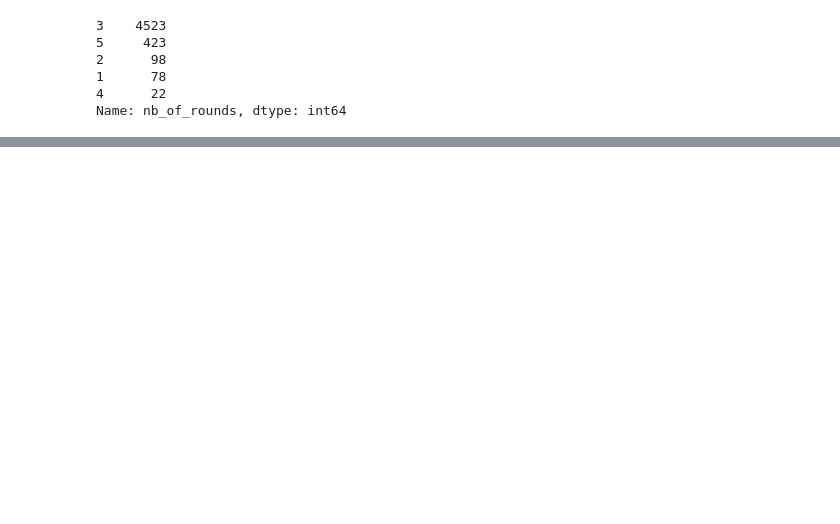
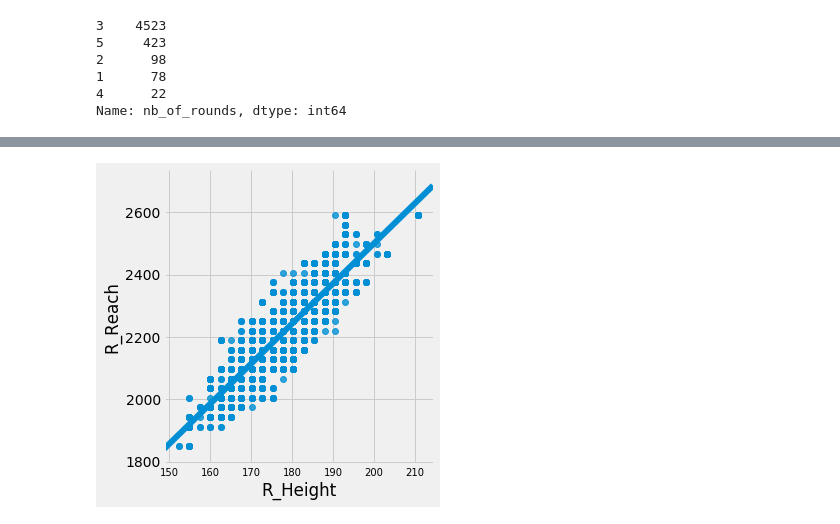
Before and after one commit to AliKhyar/Data-Science-on-UFC-dataset, a Jupyter notebook: main.ipynb, the cells around one changed output, grey strips where cells are left out. Cells and saved outputs as stored; diff of their text form; code cells hidden in the pictures; blank space fills up the shorter version.

```diff
--- a/main.ipynb
+++ b/main.ipynb
@@ -269,0 +469,7 @@ Name: nb_of_rounds, dtype: int64
+# %%
+sns.lmplot(x='R_Height', y='R_Reach', data=df)
+plt.savefig('height_reach.png', dpi=300)
+
+plt.show()
+# %% [output]
+[figure, added]
```
Also changed, not shown: parts of 51 cells of this notebook.
